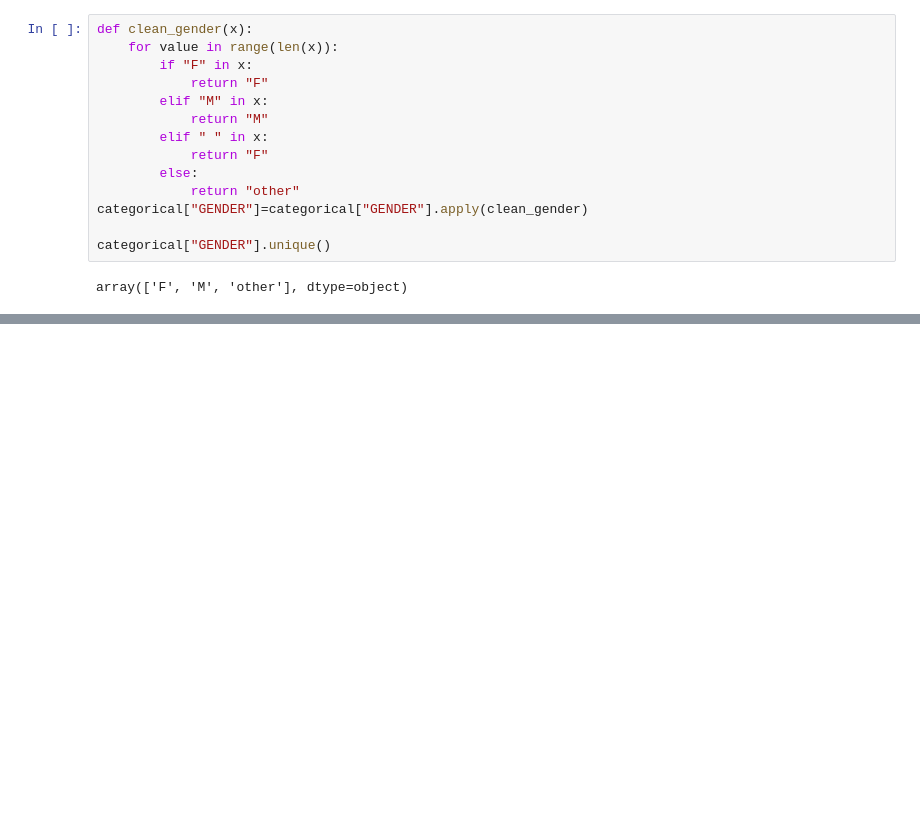
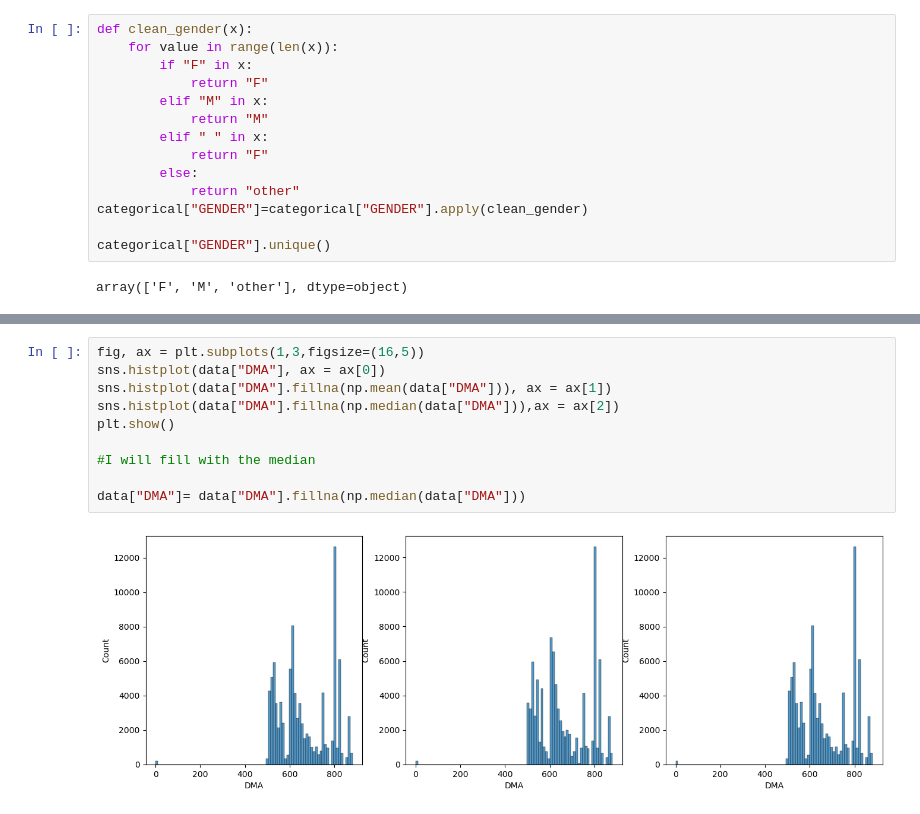
Before and after one commit to Acomar0/lab-revisiting-machine-learning, a Jupyter notebook: Lab 7.1.ipynb, the cells around one changed output, grey strips where cells are left out. Cells and saved outputs as stored; diff of their text form; blank space fills up the shorter version.

```diff
--- a/Lab 7.1.ipynb
+++ b/Lab 7.1.ipynb
@@ -115,0 +209,12 @@ array(['F', 'M', 'other'], dtype=object)
+# %%
+fig, ax = plt.subplots(1,3,figsize=(16,5))
+sns.histplot(data["DMA"], ax = ax[0])
+sns.histplot(data["DMA"].fillna(np.mean(data["DMA"])), ax = ax[1])
+sns.histplot(data["DMA"].fillna(np.median(data["DMA"])),ax = ax[2])
+plt.show()
+
+#I will fill with the median
+
+data["DMA"]= data["DMA"].fillna(np.median(data["DMA"]))
+# %% [output]
+[figure, added]
```
Also changed, not shown: parts of 17 cells of this notebook.
